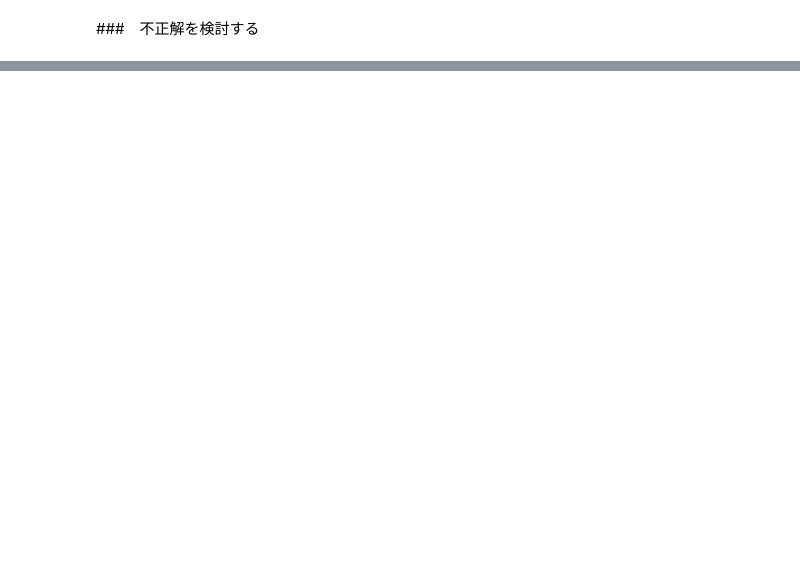
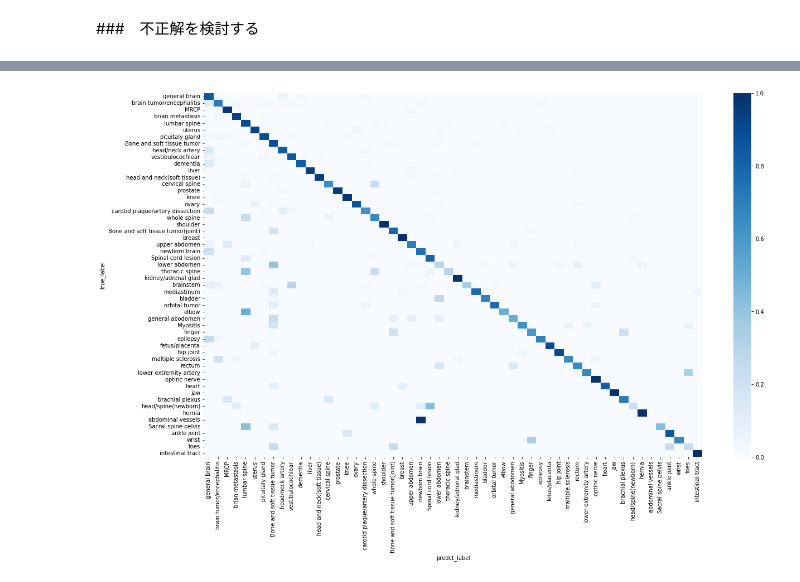
Before and after one commit to mecab-g/MRI, a Jupyter notebook: プロトコール予測/3.3recomendation_comp.ipynb, the cells around one changed output, grey strips where cells are left out. Saved outputs shown, nothing was run; the diff lists cells and outputs as text; code cells hidden in the pictures; blank space fills up the shorter version.

Commit message:
heatmap

```diff
--- a/プロトコール予測/3.3recomendation_comp.ipynb
+++ b/プロトコール予測/3.3recomendation_comp.ipynb
@@ -714,0 +739,33 @@ a[a['year']==0]
+# %%
+resultn[1]['pred']=lbl_l.inverse_transform(resultn[1]['pred'])
+resultn[1]['true']=lbl_l.inverse_transform(resultn[1]['true'])
+resultl[1]['pred']=lbl_l.inverse_transform(resultl[1]['pred'])
+resultl[1]['true']=lbl_l.inverse_transform(resultl[1]['true'])
+# %%
+results_nn=resultn[1].replace(dic)
+results_lg=resultl[1].replace(dic)
+# %%
+labels = list(dic.values())
+labels = list(b['index'])
+#https://takake-blog.com/python-confusion-matrix/
+#http://taustation.com/sklearn-metrics-confusion_matrix/
+# %%
+confn =pd.DataFrame(confusion_matrix(results_nn['true'],results_nn['pred'],
+                                     labels=labels,
+                                     normalize='true'),
+                    index=labels,columns=labels)
+confl =pd.DataFrame(confusion_matrix(results_lg['true'],results_lg['pred'],
+                                     labels=labels,
+                                    normalize='true'),
+                    index=labels,columns=labels)
+
+pd.options.display.precision = 0
+# %%
+plt.figure(figsize=(20, 12))
+sns.heatmap(confn, annot=False,cmap='Blues' ,fmt='d')
+plt.xlabel("predct_label")
+plt.ylabel('true_label')
+
+plt.savefig('nn_sB_heatmap.png')
+# %% [output]
+[figure, added]
```
Also changed, not shown: parts of 15 cells of this notebook, 4 other files.
